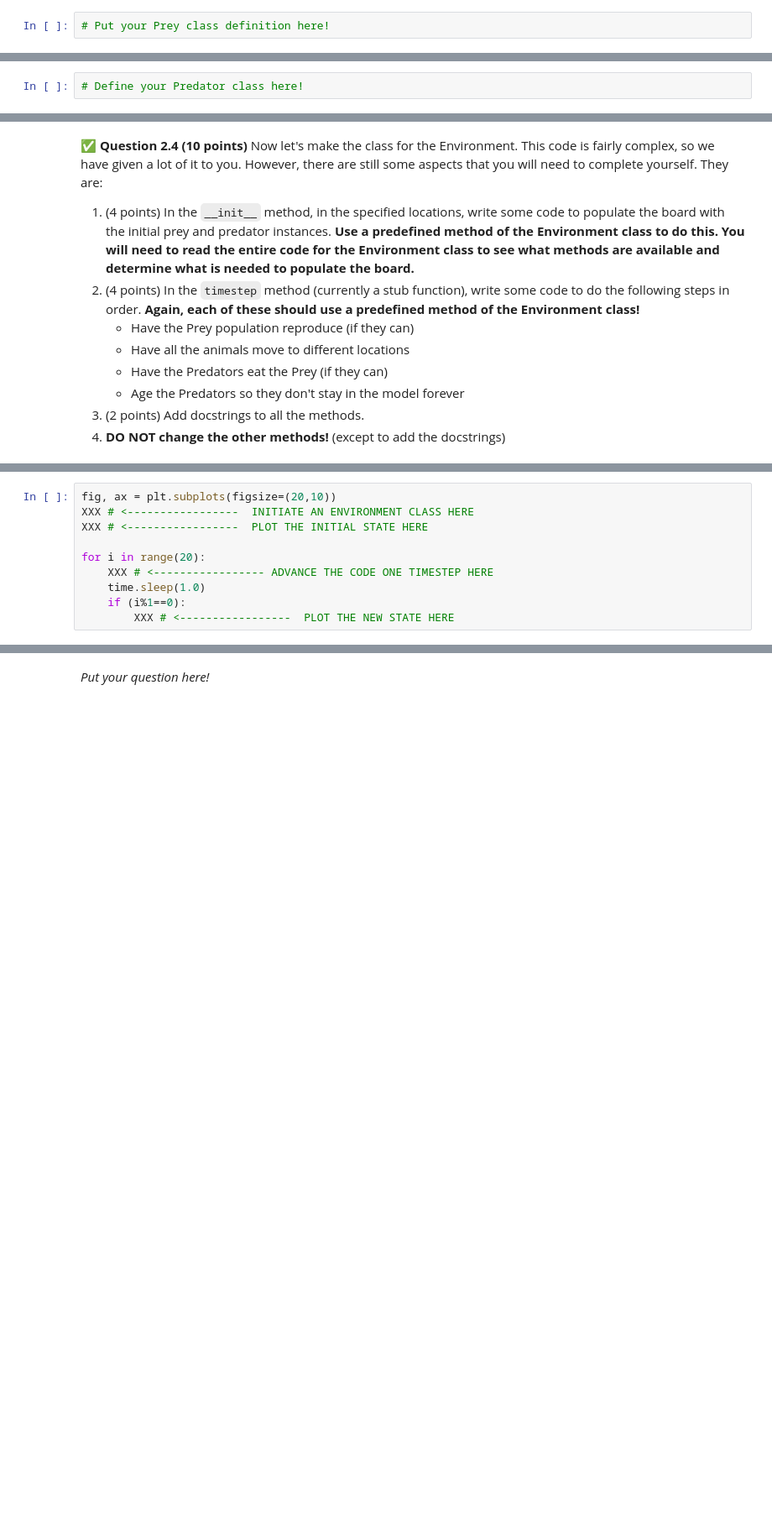
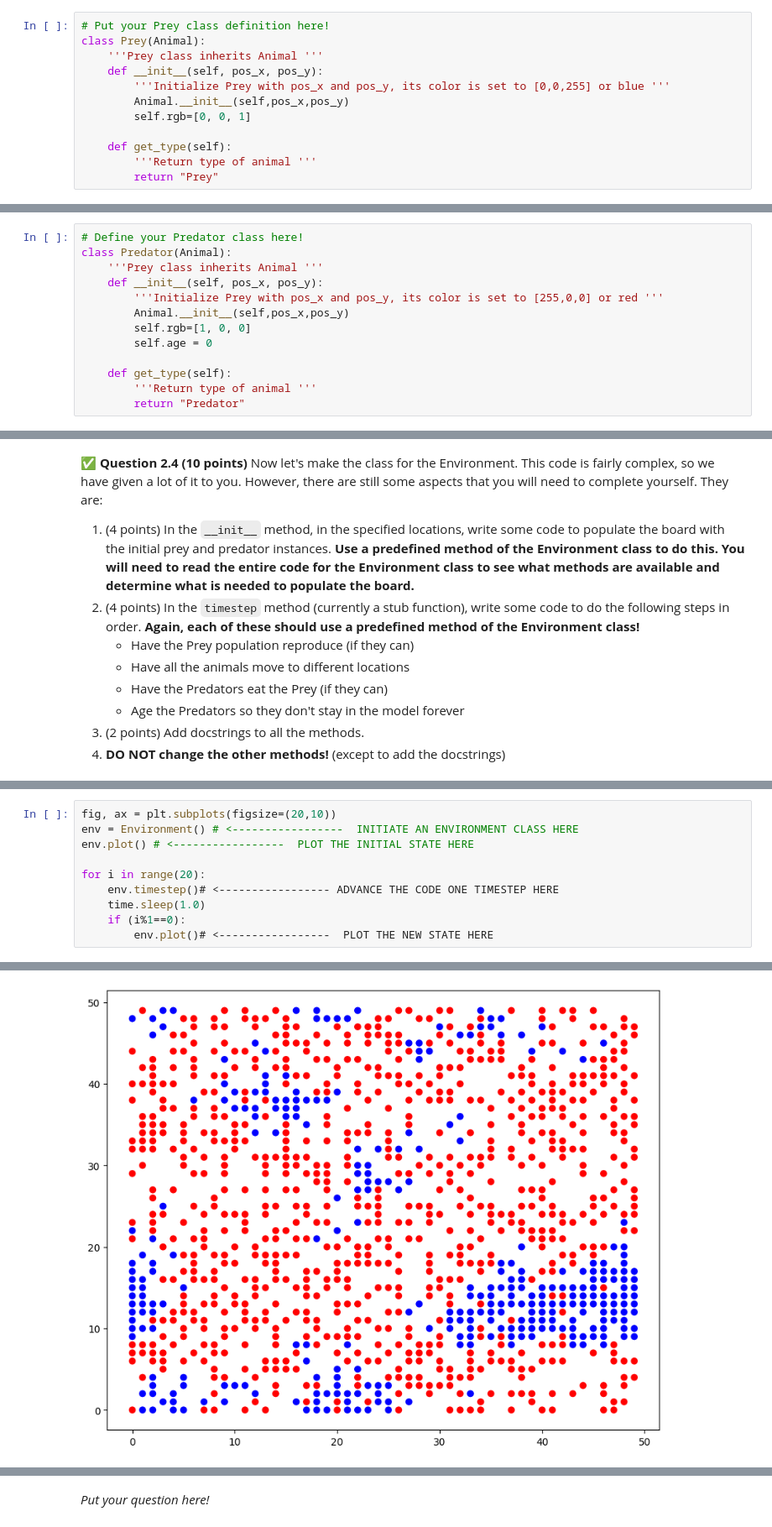
Before and after one commit to MrBay39/CMSE202-S-26-TurnIn, a Jupyter notebook: hw-02/CMSE202-Midterm-Section004-Steven_Goller.ipynb, the cells around one changed output, grey strips where cells are left out. Shown at 84% size. Saved outputs shown, nothing was run; the diff lists cells and outputs as text; blank space fills up the shorter version.

```diff
--- a/hw-02/CMSE202-Midterm-Section004-Steven_Goller.ipynb
+++ b/hw-02/CMSE202-Midterm-Section004-Steven_Goller.ipynb
@@ -119,6 +168,16 @@ help(test_animal)
 5. (2 points) Once again, add docstrings to the class.
 # %%
 # Put your Prey class definition here!
+class Prey(Animal):
+    '''Prey class inherits Animal '''
+    def __init__(self, pos_x, pos_y):
+        '''Initialize Prey with pos_x and pos_y, its color is set to [0,0,255] or blue '''
+        Animal.__init__(self,pos_x,pos_y)
+        self.rgb=[0, 0, 1]
+
+    def get_type(self):
+        '''Return type of animal '''
+        return "Prey"
 # %% [markdown]
 Once again, use the cell below to check your work and verify your docstrings are working!
 # %%
@@ -139,6 +216,17 @@ help(test_prey)
 6. (1 point) Add docstrings!
 # %%
 # Define your Predator class here!
+class Predator(Animal):
+    '''Prey class inherits Animal '''
+    def __init__(self, pos_x, pos_y):
+        '''Initialize Prey with pos_x and pos_y, its color is set to [255,0,0] or red '''
+        Animal.__init__(self,pos_x,pos_y)
+        self.rgb=[1, 0, 0]
+        self.age = 0
+
+    def get_type(self):
+        '''Return type of animal '''
+        return "Predator"
 # %% [markdown]
 Now, let's make sure to test the `Predator` class!
 # %%
@@ -339,11 +510,12 @@ If all goes well, you should see something like this after running the code belo
 <img src="https://raw.githubusercontent.com/msu-cmse-courses/cmse202-supplemental-data/refs/heads/main/images/LV_example_plot.png" width=400px align="center" alt="Image credit: ABM example plot">
 # %%
 fig, ax = plt.subplots(figsize=(20,10))
-XXX # <-----------------  INITIATE AN ENVIRONMENT CLASS HERE
-XXX # <-----------------  PLOT THE INITIAL STATE HERE
+env = Environment() # <-----------------  INITIATE AN ENVIRONMENT CLASS HERE
+env.plot() # <-----------------  PLOT THE INITIAL STATE HERE
 
 for i in range(20):
-    XXX # <----------------- ADVANCE THE CODE ONE TIMESTEP HERE
+    env.timestep()# <----------------- ADVANCE THE CODE ONE TIMESTEP HERE
     time.sleep(1.0)
     if (i%1==0):
-        XXX # <-----------------  PLOT THE NEW STATE HERE
+        env.plot()# <-----------------  PLOT THE NEW STATE HERE
+# %% [output]
@@ -350,3 +523,4 @@ for i in range(20):
+[figure, added]
 # %% [markdown]
 &#9989;  **Question 2.6 (5 points)** Now that we have a working model, think about what types of things you could use the model to investigate.
 1. (1 point) In the markdown cell below, ask a question about the system that you might be able to answer with the model.
```
Also changed, not shown: parts of 9 cells of this notebook.
